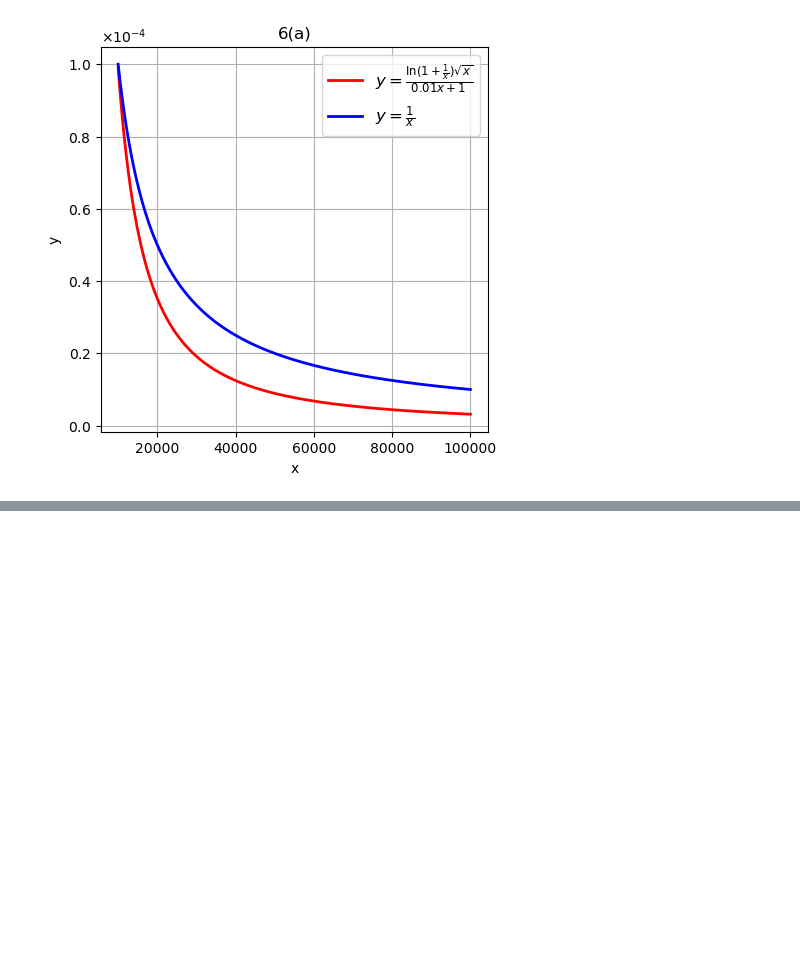
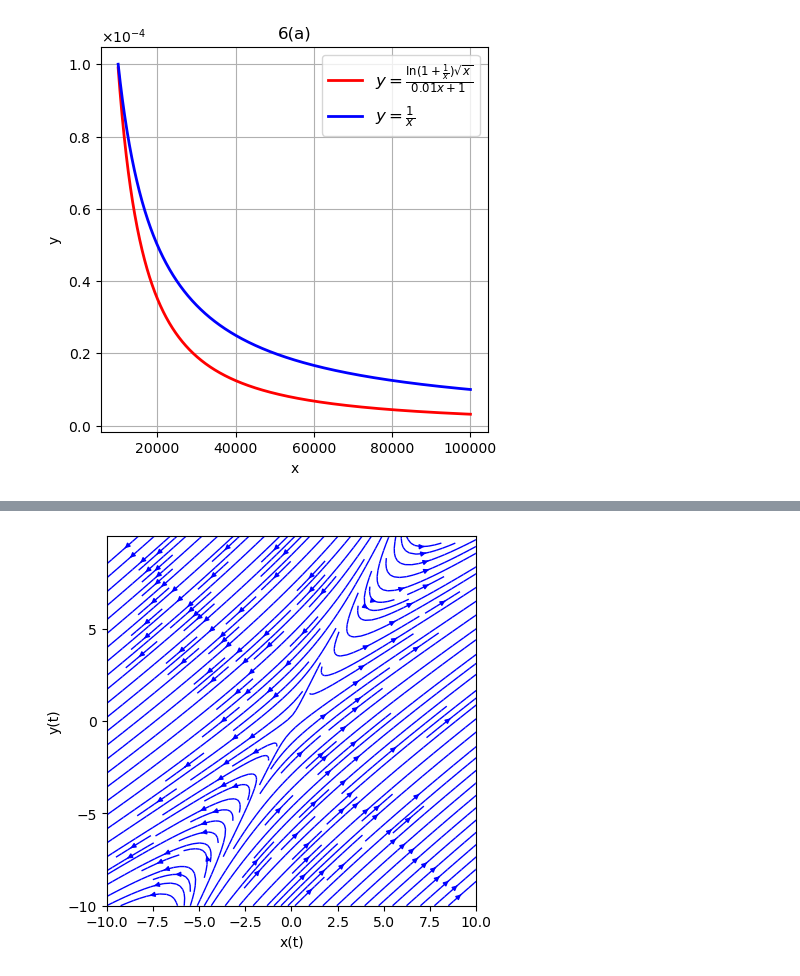
Before and after one commit to Platon19/test2, a Jupyter notebook: graph_new.ipynb, the cells around one changed output, grey strips where cells are left out. Saved outputs shown, nothing was run; the diff lists cells and outputs as text; code cells hidden in the pictures; blank space fills up the shorter version.

```diff
--- a/graph_new.ipynb
+++ b/graph_new.ipynb
@@ -217,0 +266,27 @@ plt.show()
+# %%
+import numpy as np
+import matplotlib.pyplot as plt
+
+#Зададим правые части уравнений
+def P_Q(x, y):
+    return [5*x - 3*y, 4*x - 3*y]
+
+#Вычисляем массивы точек для построения графика
+n=1000
+X, Y = np.linspace(-10, 10, n), np.linspace(-10, 10, n)
+x, y = np.meshgrid(X,Y)
+f_x, f_y = np.zeros((n, n)), np.zeros((n,n))
+for i in range(n):
+    for j in range(n):
+        f_x[i, j], f_y[i, j] = P_Q(X[j], Y[i])
+
+#Рисуем графики
+plt.streamplot(x, y, f_x, f_y, color='blue', density=1.8, linewidth=1, arrowsize=0.7)
+plt.ylabel('y(t)')
+plt.yticks(np.arange(-10, 10, step=5))
+plt.xlabel('x(t)')
+plt.axis('square')
+plt.axis([-10, 10, -10, 10])
+plt.savefig('graph1_2.png', dpi=600)
+# %% [output]
+[figure, added]
```
Also changed, not shown: parts of 8 cells of this notebook, 21 other files.
